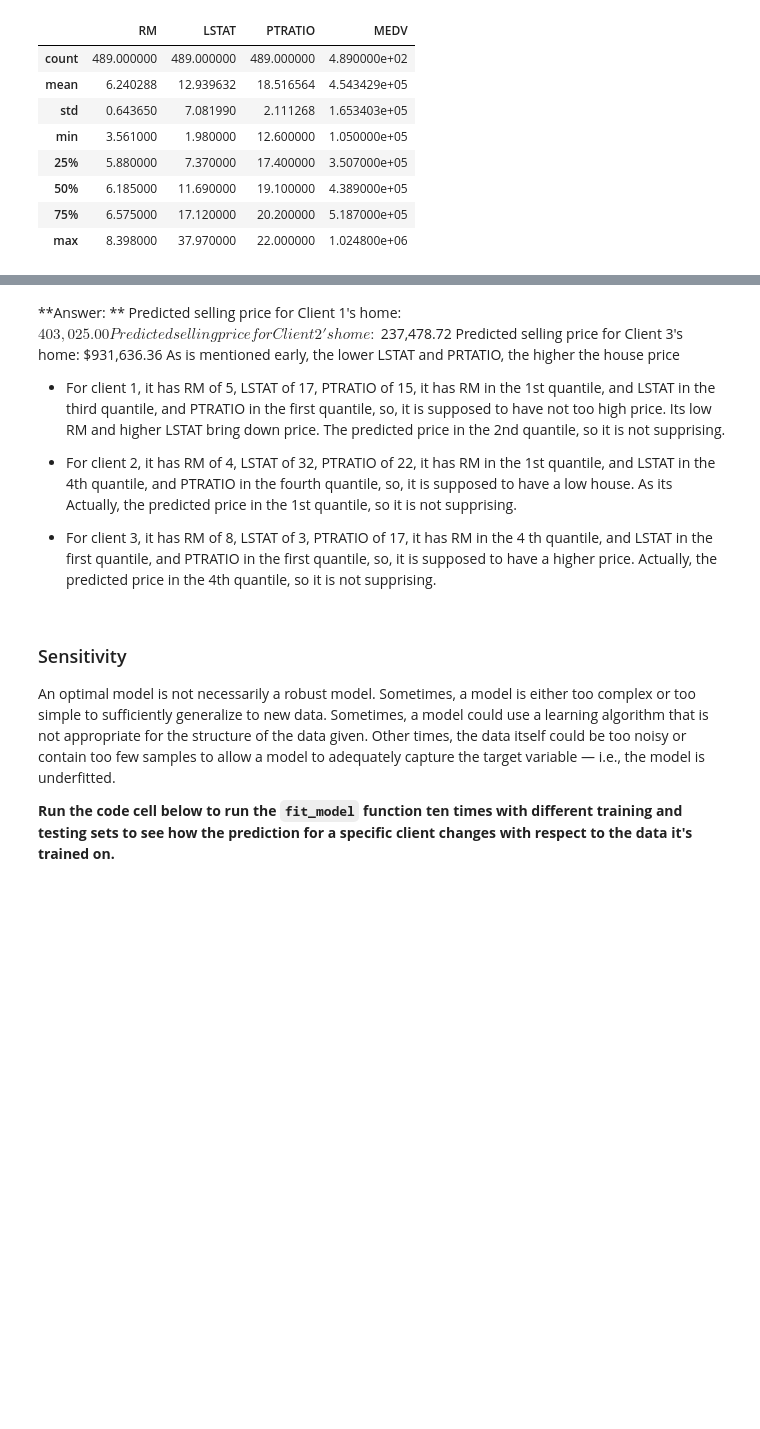
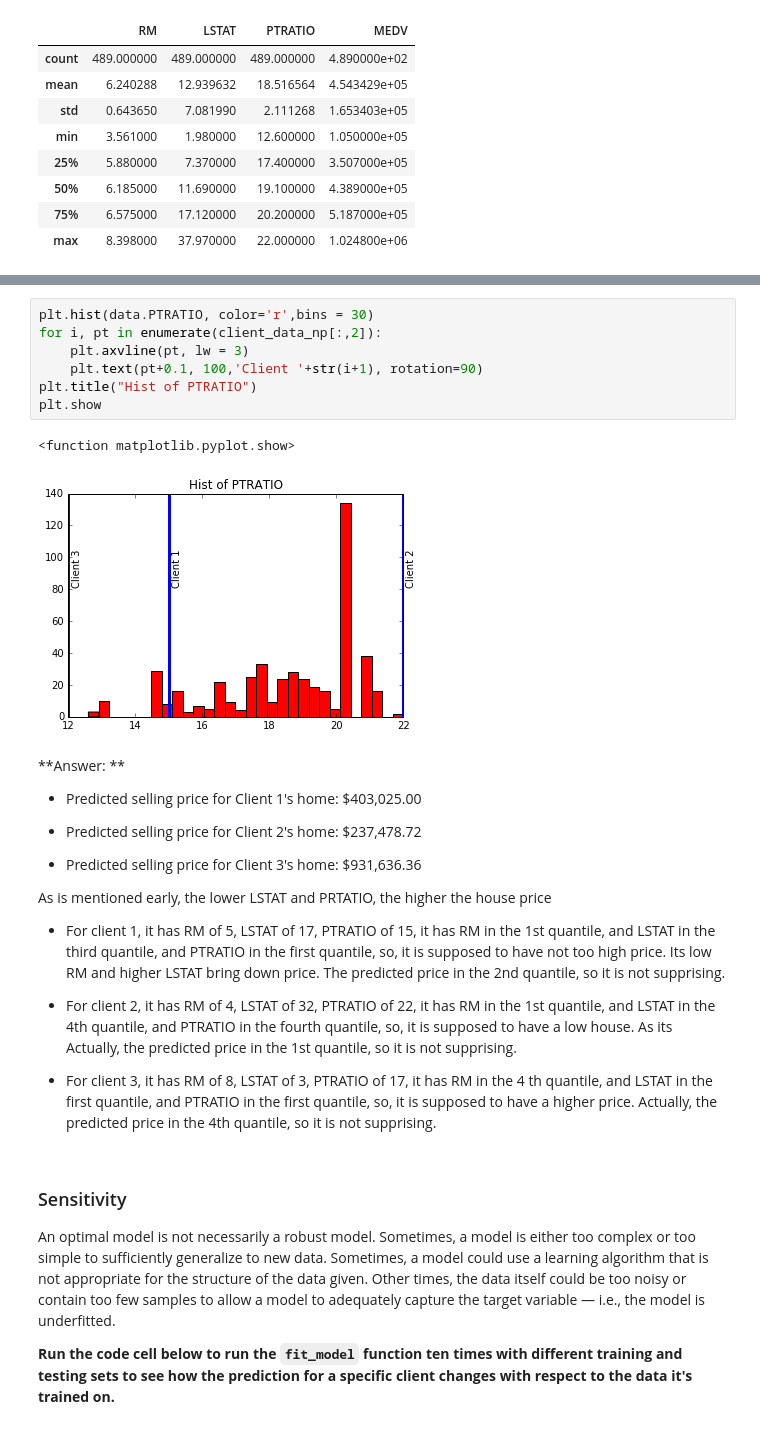
Before and after one commit to cautree/Boston_housing, a Jupyter notebook: boston_housing.ipynb, the cells around one changed output, grey strips where cells are left out. Drawn from its saved outputs; the diff is of its cells as text; blank space fills up the shorter version.

```diff
--- a/boston_housing.ipynb
+++ b/boston_housing.ipynb
@@ -445,8 +506,22 @@ data.describe()
+# %%
+plt.hist(data.PTRATIO, color='r',bins = 30)
+for i, pt in enumerate(client_data_np[:,2]):
+    plt.axvline(pt, lw = 3)
+    plt.text(pt+0.1, 100,'Client '+str(i+1), rotation=90)
+plt.title("Hist of PTRATIO")
+plt.show
+# %% [output]
+<function matplotlib.pyplot.show>
+[figure, added]
 # %% [markdown]
 **Answer: **
-Predicted selling price for Client 1's home: $403,025.00
-Predicted selling price for Client 2's home: $237,478.72
-Predicted selling price for Client 3's home: $931,636.36
+
+- Predicted selling price for Client 1's home: $403,025.00
+
+- Predicted selling price for Client 2's home: $237,478.72
+
+- Predicted selling price for Client 3's home: $931,636.36
+
 As is mentioned early, the lower LSTAT and PRTATIO, the higher the house price
 
 - For client 1, it has RM of 5, LSTAT of 17, PTRATIO of 15, it has RM in the 1st quantile, and LSTAT in the third quantile, and PTRATIO in the first quantile, so, it is supposed to have not too high price. Its low RM and higher LSTAT bring down price. The predicted price in the 2nd quantile, so it is not supprising.
```
Also changed, not shown: parts of 13 cells of this notebook, 2 other files.
